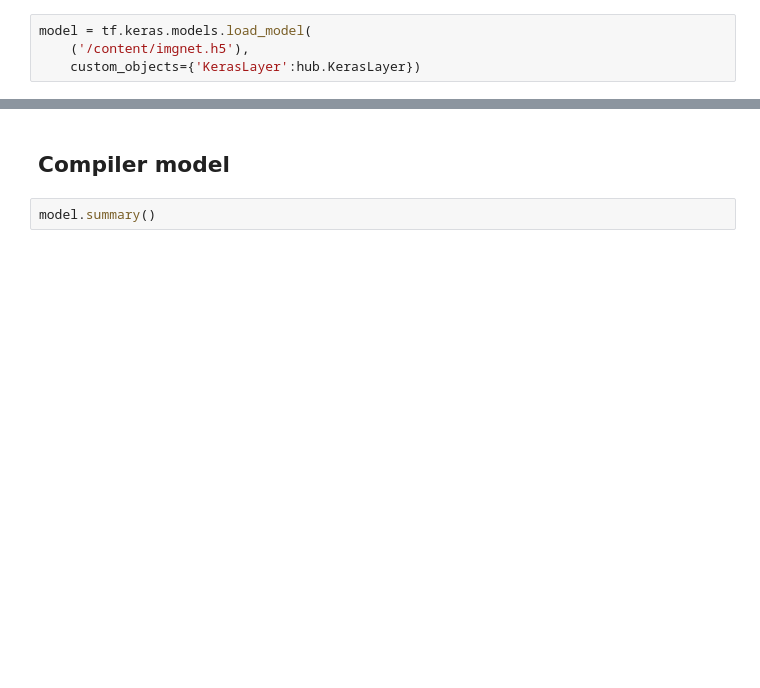
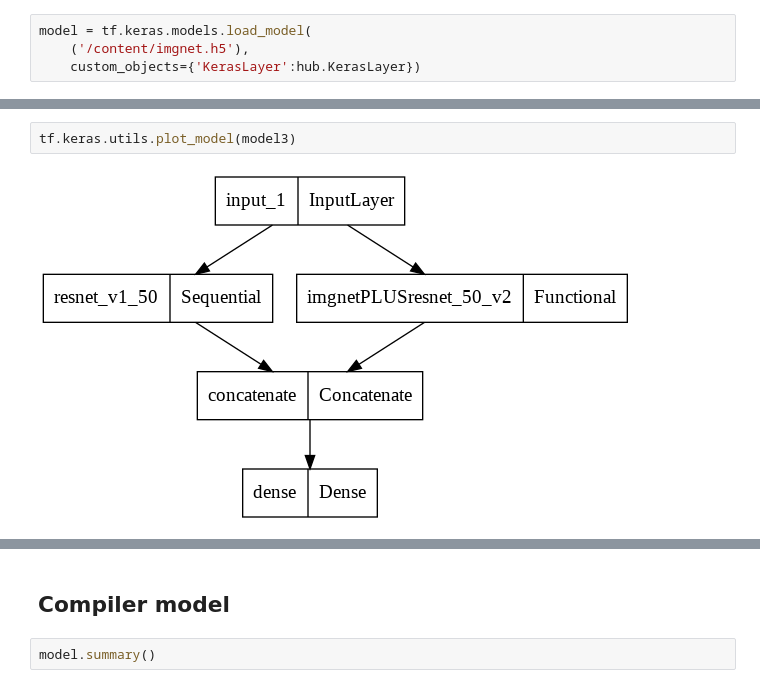
Before and after one commit to biplobsd/ImageClassificationTest, a Jupyter notebook: cnn_transfer_learning.ipynb, the cells around one changed output, grey strips where cells are left out. Cells and saved outputs as stored; diff of their text form; blank space fills up the shorter version.

```diff
--- a/cnn_transfer_learning.ipynb
+++ b/cnn_transfer_learning.ipynb
@@ -160,0 +229,4 @@ def build_model(loaded):
+# %%
+tf.keras.utils.plot_model(model3)
+# %% [output]
+[figure, added]
```
Also changed, not shown: parts of 59 cells of this notebook.
